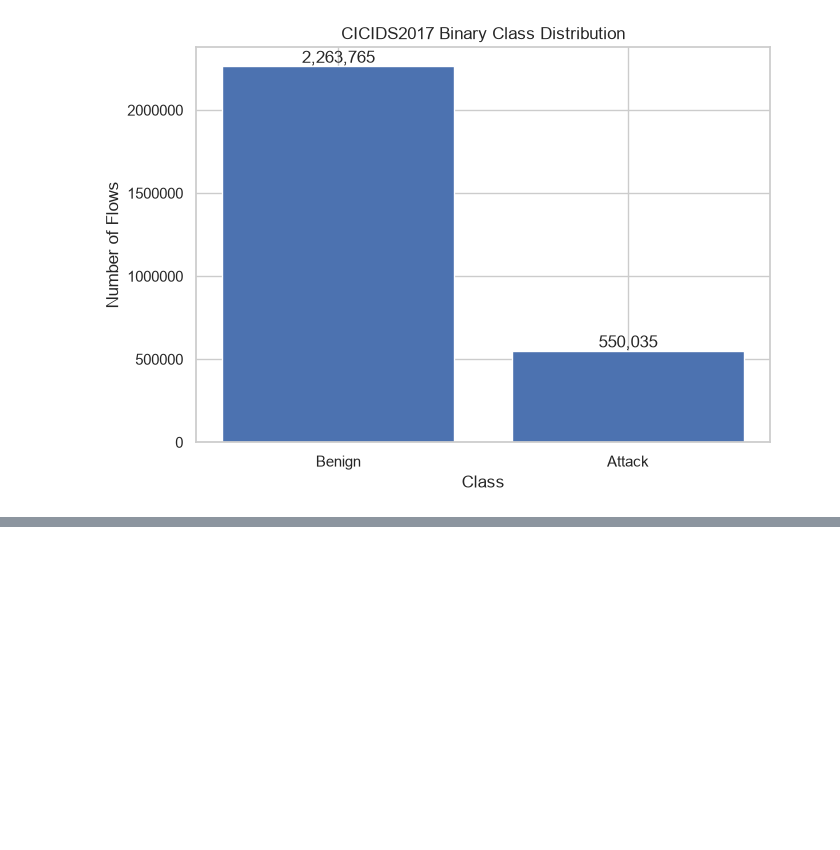
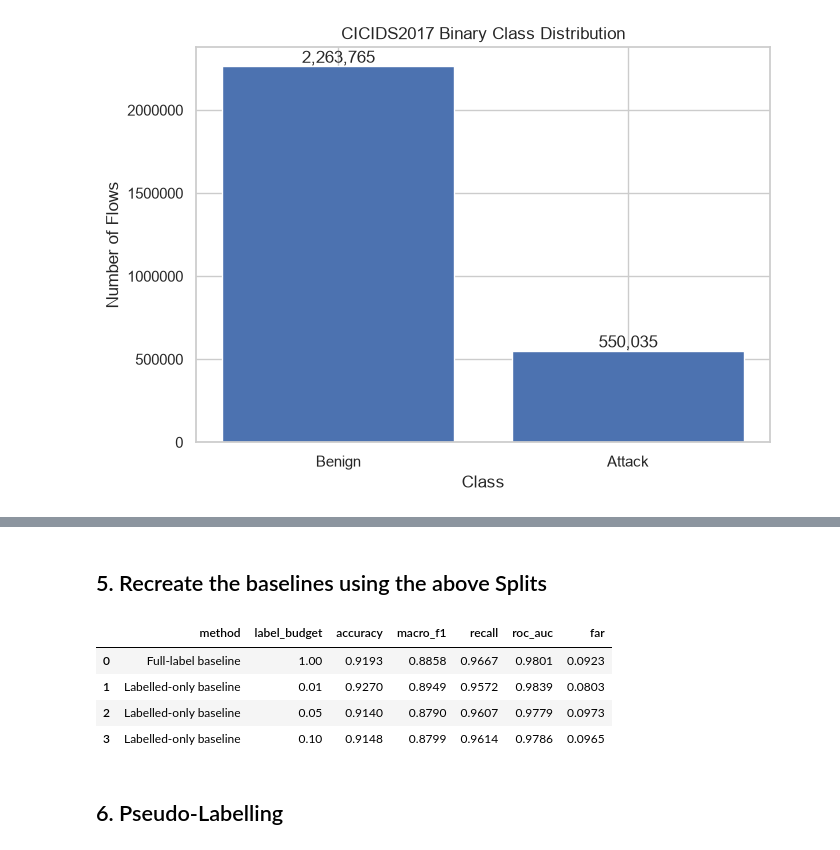
Before and after one commit to Nishant-Gandhi09/D7084E_XAI_Lab2, a Jupyter notebook: Labels_are_scarce.ipynb, the cells around one changed output, grey strips where cells are left out. Drawn from its saved outputs; the diff is of its cells as text; code cells hidden in the pictures; blank space fills up the shorter version.

Commit message:
all-label and few-label splits

```diff
--- a/Labels_are_scarce.ipynb
+++ b/Labels_are_scarce.ipynb
@@ -159,0 +202,2 @@ print("Train/validation/test sizes:", len(X_train), len(X_val), len(X_test))
+# %% [markdown]
+## 5. Recreate the baselines using the above Splits
@@ -159,0 +240,64 @@ print("Train/validation/test sizes:", len(X_train), len(X_val), len(X_test))
+# %%
+baseline_results = []
+
+# Upper baseline: all training labels available
+
+full_label_model = make_baseline_model()
+full_label_model.fit(X_train, y_train)
+
+# Use VALIDATION during development.
+full_label_metrics = evaluate_model(
+    full_label_model,
+    X_val,
+    y_val
+)
+
+baseline_results.append({
+    "method": "Full-label baseline",
+    "label_budget": 1.0,
+    **full_label_metrics
+})
+
+# Lower baselines: only 1%, 5%, or 10% labels available
+
+for budget in LABEL_BUDGETS:
+
+    split = few_label_splits[budget]
+
+    labelled_model = make_baseline_model()
+
+    # Only labelled samples are used here.
+    # The unlabelled pool is deliberately ignored.
+    labelled_model.fit(
+        split["X_labelled"],
+        split["y_labelled"]
+    )
+
+    labelled_metrics = evaluate_model(
+        labelled_model,
+        X_val,
+        y_val
+    )
+
+    baseline_results.append({
+        "method": "Labelled-only baseline",
+        "label_budget": budget,
+        **labelled_metrics,
+    })
+
+
+baseline_results_df = pd.DataFrame(
+    baseline_results
+)
+
+display(
+    baseline_results_df.round(4)
+)
+# %% [output]
+|  | method | label_budget | accuracy | macro_f1 | recall | roc_auc | far |
+| 0 | Full-label baseline | 1.00 | 0.9193 | 0.8858 | 0.9667 | 0.9801 | 0.0923 |
+| 1 | Labelled-only baseline | 0.01 | 0.9270 | 0.8949 | 0.9572 | 0.9839 | 0.0803 |
+| 2 | Labelled-only baseline | 0.05 | 0.9140 | 0.8790 | 0.9607 | 0.9779 | 0.0973 |
+| 3 | Labelled-only baseline | 0.10 | 0.9148 | 0.8799 | 0.9614 | 0.9786 | 0.0965 |
+# %% [markdown]
+## 6. Pseudo-Labelling
```
Also changed, not shown: parts of 6 cells of this notebook.
